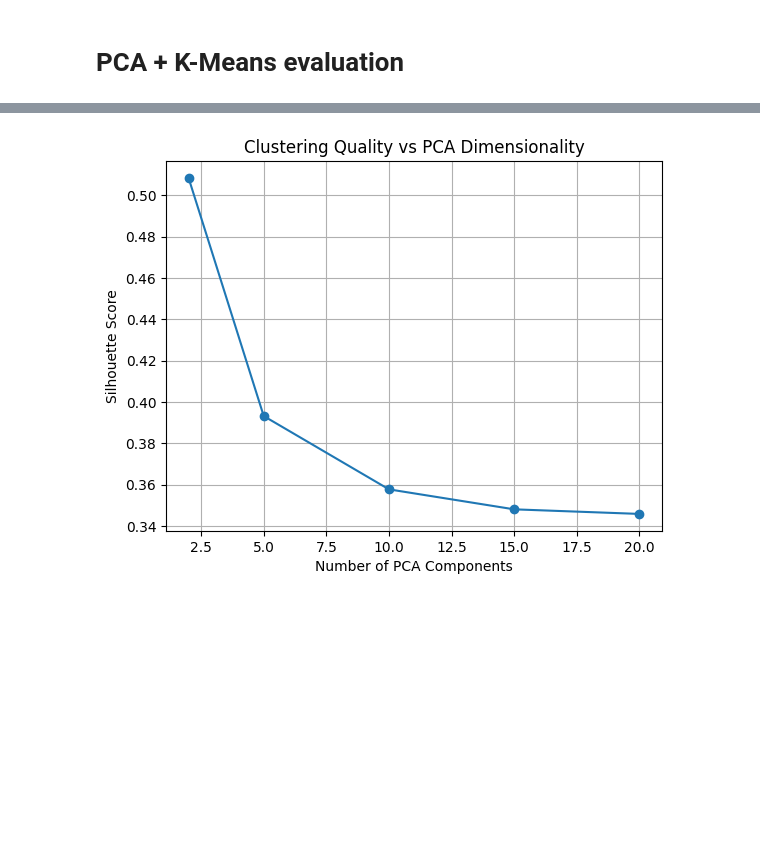
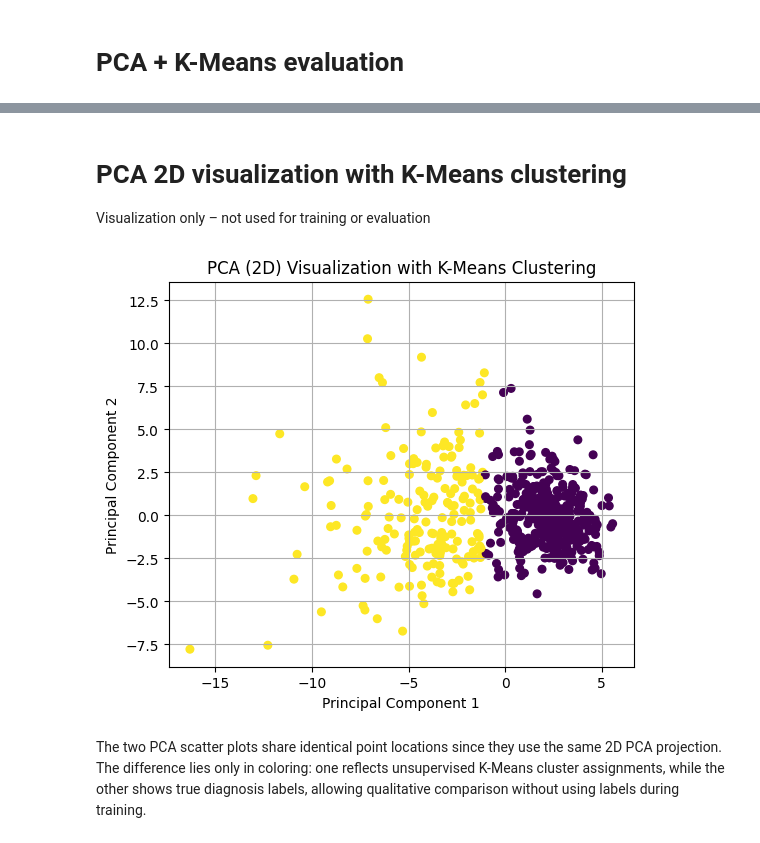
Before and after one commit to habibaelghazouly/ML-projects, a Jupyter notebook: Unsupervised Learning Models/Notebooks/exp3_kmeans_after_pca.ipynb, the cells around one changed output, grey strips where cells are left out. Saved outputs shown, nothing was run; the diff lists cells and outputs as text; code cells hidden in the pictures; blank space fills up the shorter version.

```diff
--- a/Unsupervised Learning Models/Notebooks/exp3_kmeans_after_pca.ipynb
+++ b/Unsupervised Learning Models/Notebooks/exp3_kmeans_after_pca.ipynb
@@ -67,10 +101,27 @@ plt.show()
-# %%
-plt.figure()
-plt.plot(components_list, sil_scores, marker='o')
-plt.xlabel("Number of PCA Components")
-plt.ylabel("Silhouette Score")
-plt.title("Clustering Quality vs PCA Dimensionality")
-plt.grid(True)
-plt.show()
-# %% [output]
-[figure, removed]
+# %% [markdown]
+# PCA 2D visualization with K-Means clustering
+Visualization only – not used for training or evaluation
+# %%
+# Reduce data to 2 principal components
+pca_vis = PCA(n_components=2, random_state=42)
+Z2 = pca_vis.fit_transform(Xs)
+
+# Apply K-Means on PCA space
+km_vis = KMeans(n_clusters=2, init="kmeans++", random_state=42)
+labels_vis = km_vis.fit_predict(Z2)
+
+# Scatter plot
+plt.figure(figsize=(6, 5))
+plt.scatter(Z2[:, 0], Z2[:, 1], c=labels_vis, cmap="viridis", s=30)
+plt.xlabel("Principal Component 1")
+plt.ylabel("Principal Component 2")
+plt.title("PCA (2D) Visualization with K-Means Clustering")
+plt.grid(True)
+plt.show()
+# %% [output]
+[figure, added]
+# %% [markdown]
+The two PCA scatter plots share identical point locations since they use the same
+2D PCA projection. The difference lies only in coloring: one reflects unsupervised
+K-Means cluster assignments, while the other shows true diagnosis labels, allowing
+qualitative comparison without using labels during training.
```
Also changed, not shown: parts of 4 cells of this notebook, 2 other files.
